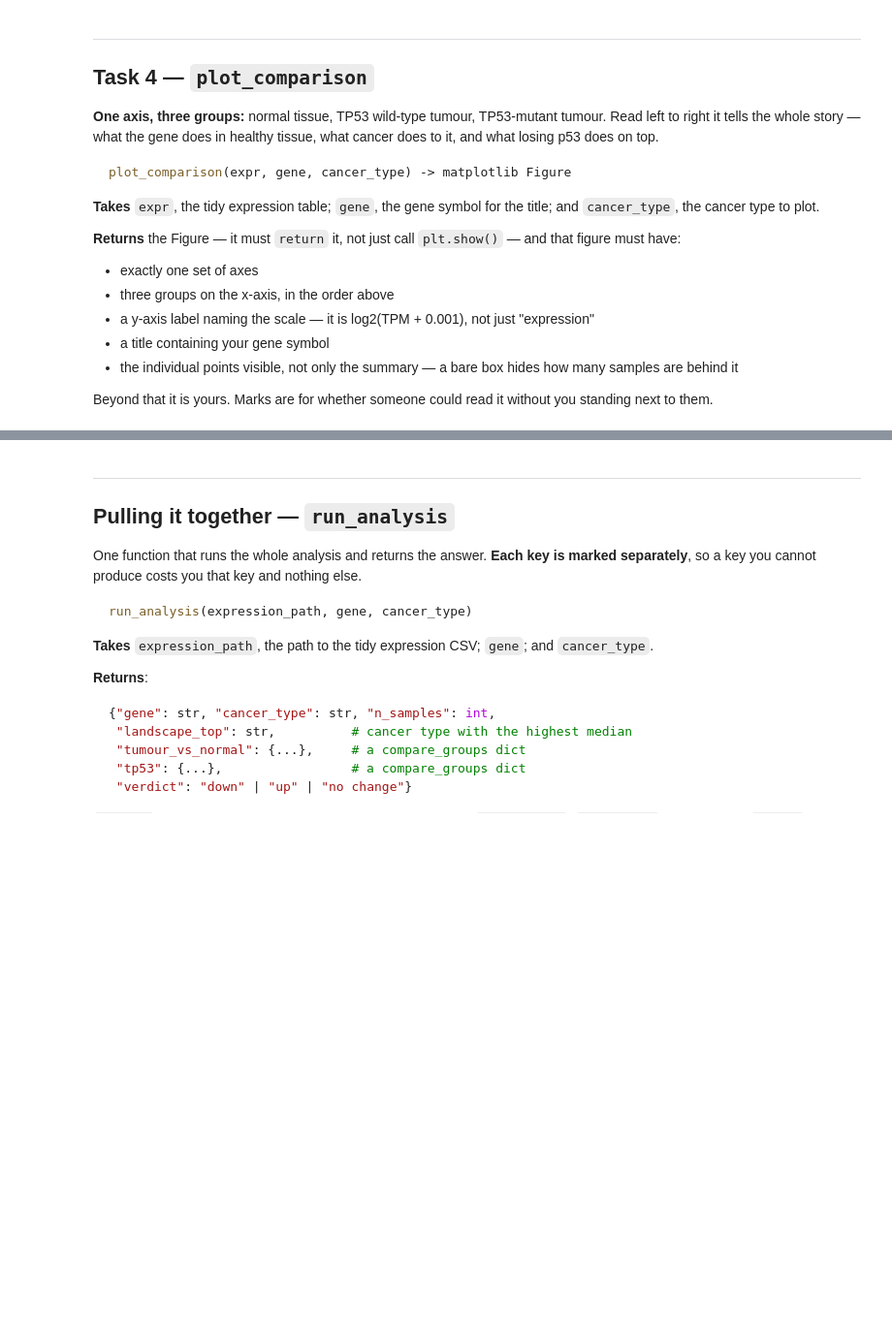
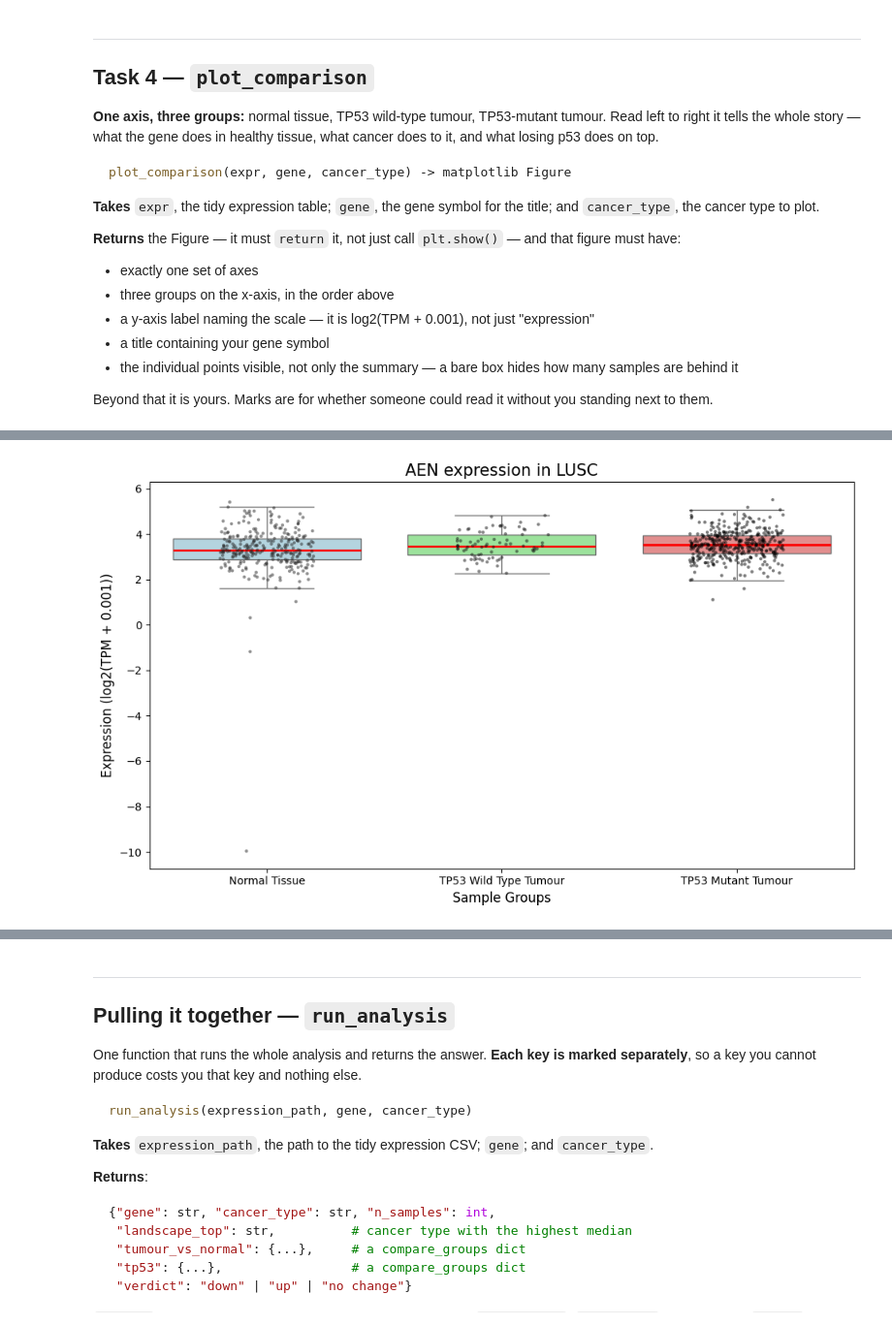
Before and after one commit to vt214-cyber/project2-tcga-p53-capstone-project, a Jupyter notebook: 02_p53_analysis.ipynb, the cells around one changed output, grey strips where cells are left out. Shown at 97% size. Cells and saved outputs as stored; diff of their text form; code cells hidden in the pictures; blank space fills up the shorter version.

```diff
--- a/02_p53_analysis.ipynb
+++ b/02_p53_analysis.ipynb
@@ -586,3 +963,11 @@ def plot_comparison(expr, gene, cancer_type):
+# %%
+# Create the figure
+fig = plot_comparison(expr, "AEN", "LUSC")
+
+# Display the figure
+plt.show()
+# %% [output]
+[figure, added]
 # %%
 # CHECK - structure only. How it *looks* is marked by eye.
 fig_check = plot_comparison(example, "CDKN1A", "BRCA")
```
Also changed, not shown: parts of 41 cells of this notebook.
